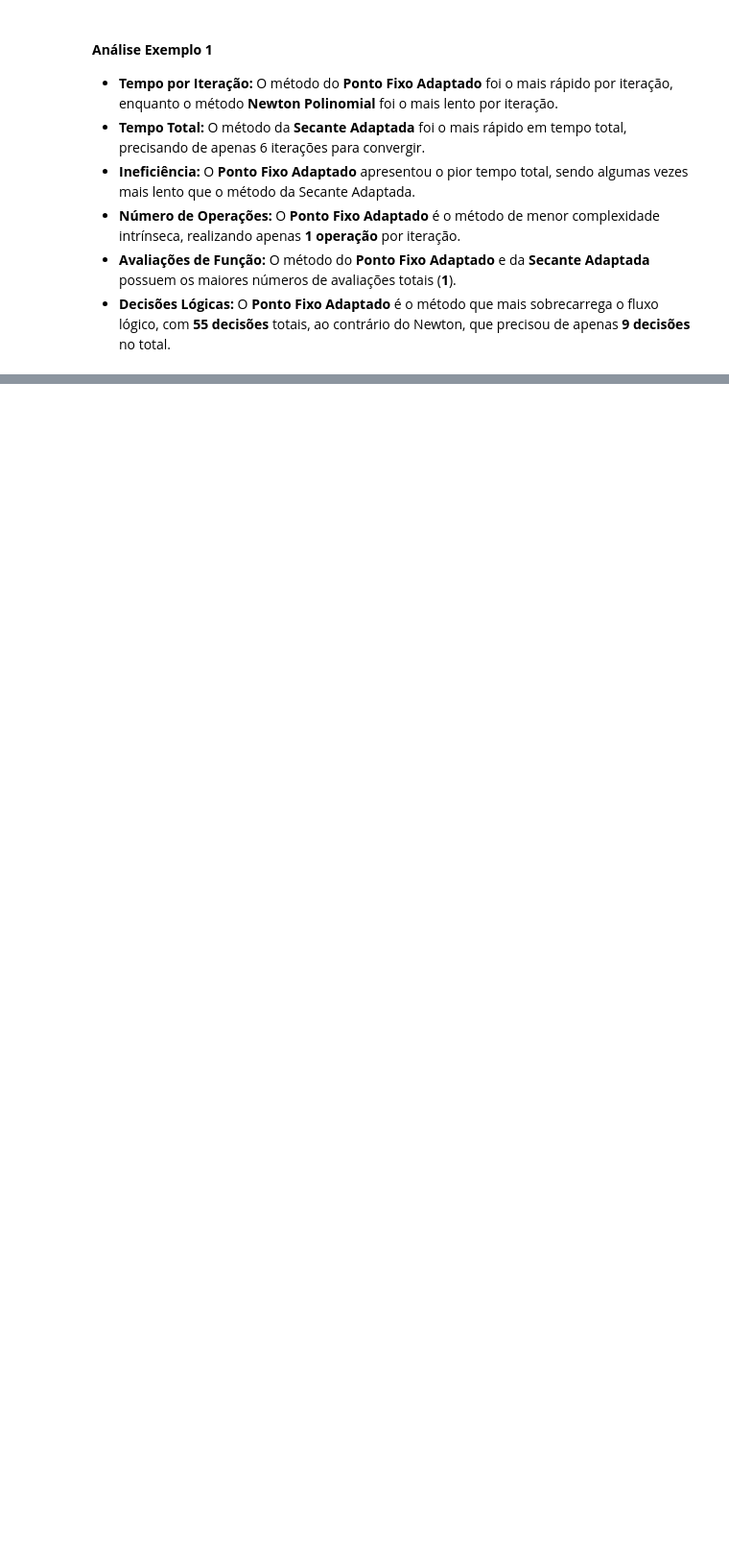
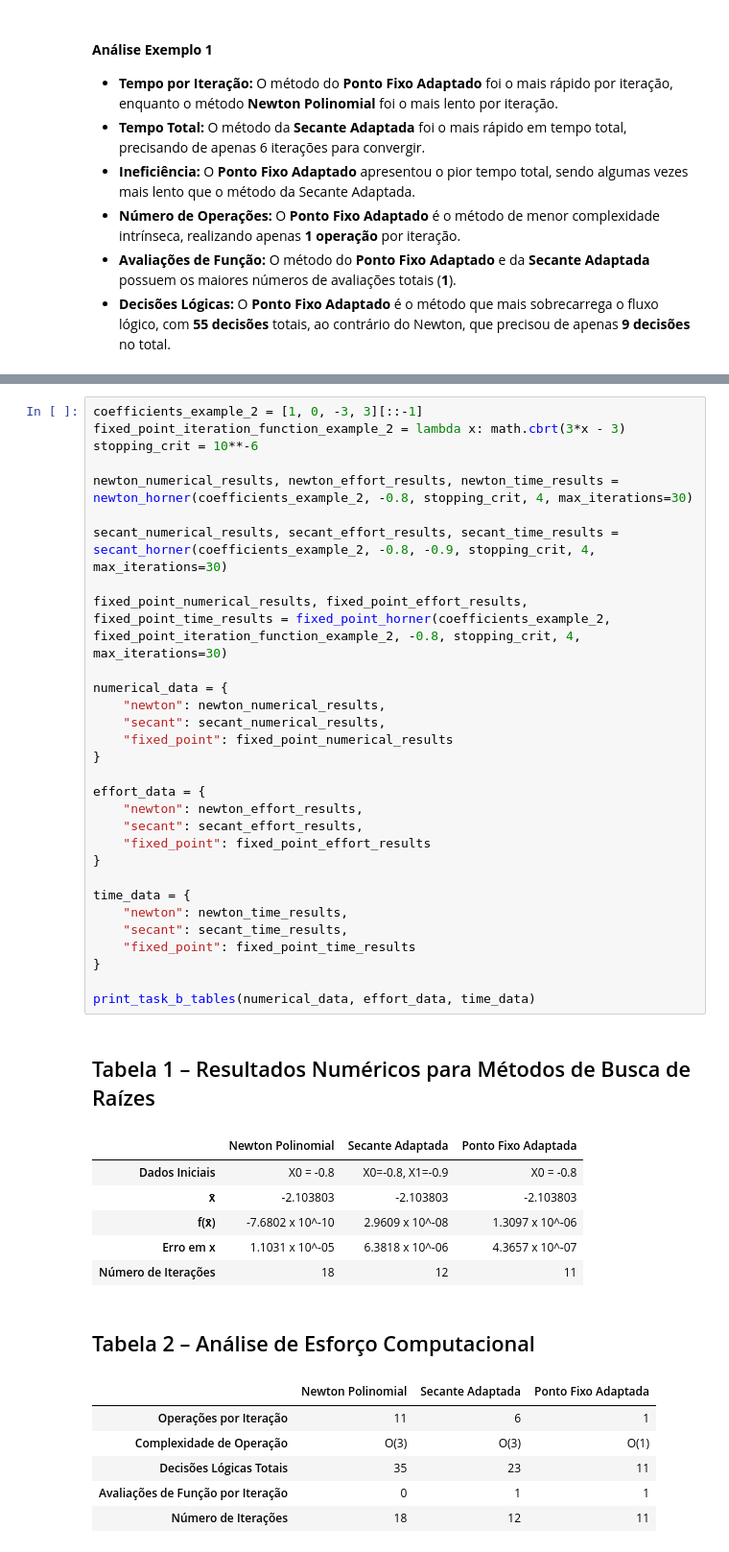
Before and after one commit to mauricioaires30/Matematica-Computacional, a Jupyter notebook: trabalho_02_1.ipynb, the cells around one changed output, grey strips where cells are left out. Shown at 96% size. Saved outputs shown, nothing was run; the diff lists cells and outputs as text; blank space fills up the shorter version.

```diff
--- a/trabalho_02_1.ipynb
+++ b/trabalho_02_1.ipynb
@@ -1339,0 +1361,45 @@ print_task_b_tables(numerical_data, effort_data, time_data)
+# %%
+coefficients_example_2 = [1, 0, -3, 3][::-1]
+fixed_point_iteration_function_example_2 = lambda x: math.cbrt(3*x - 3)
+stopping_crit = 10**-6
+
+newton_numerical_results, newton_effort_results, newton_time_results = newton_horner(coefficients_example_2, -0.8, stopping_crit, 4, max_iterations=30)
+
+secant_numerical_results, secant_effort_results, secant_time_results = secant_horner(coefficients_example_2, -0.8, -0.9, stopping_crit, 4, max_iterations=30)
+
+fixed_point_numerical_results, fixed_point_effort_results, fixed_point_time_results = fixed_point_horner(coefficients_example_2, fixed_point_iteration_function_example_2, -0.8, stopping_crit, 4, max_iterations=30)
+
+numerical_data = {
+    "newton": newton_numerical_results,
+    "secant": secant_numerical_results,
+    "fixed_point": fixed_point_numerical_results
+}
+
+effort_data = {
+    "newton": newton_effort_results,
+    "secant": secant_effort_results,
+    "fixed_point": fixed_point_effort_results
+}
+
+time_data = {
+    "newton": newton_time_results,
+    "secant": secant_time_results,
+    "fixed_point": fixed_point_time_results
+}
+
+print_task_b_tables(numerical_data, effort_data, time_data)
+# %% [output]
+## Tabela 1 – Resultados Numéricos para Métodos de Busca de Raízes
+|  | Newton Polinomial | Secante Adaptada | Ponto Fixo Adaptada |
+| Dados Iniciais | X0 = -0.8 | X0=-0.8, X1=-0.9 | X0 = -0.8 |
+| x̄ | -2.103803 | -2.103803 | -2.103803 |
+| f(x̄) | -7.6802 x 10^-10 | 2.9609 x 10^-08 | 1.3097 x 10^-06 |
+| Erro em x | 1.1031 x 10^-05 | 6.3818 x 10^-06 | 4.3657 x 10^-07 |
+| Número de Iterações | 18 | 12 | 11 |
+## Tabela 2 – Análise de Esforço Computacional
+|  | Newton Polinomial | Secante Adaptada | Ponto Fixo Adaptada |
+| Operações por Iteração | 11 | 6 | 1 |
+| Complexidade de Operação | O(3) | O(3) | O(1) |
+| Decisões Lógicas Totais | 35 | 23 | 11 |
+| Avaliações de Função por Iteração | 0 | 1 | 1 |
+| Número de Iterações | 18 | 12 | 11 |
```
Also changed, not shown: parts of 21 cells of this notebook.
